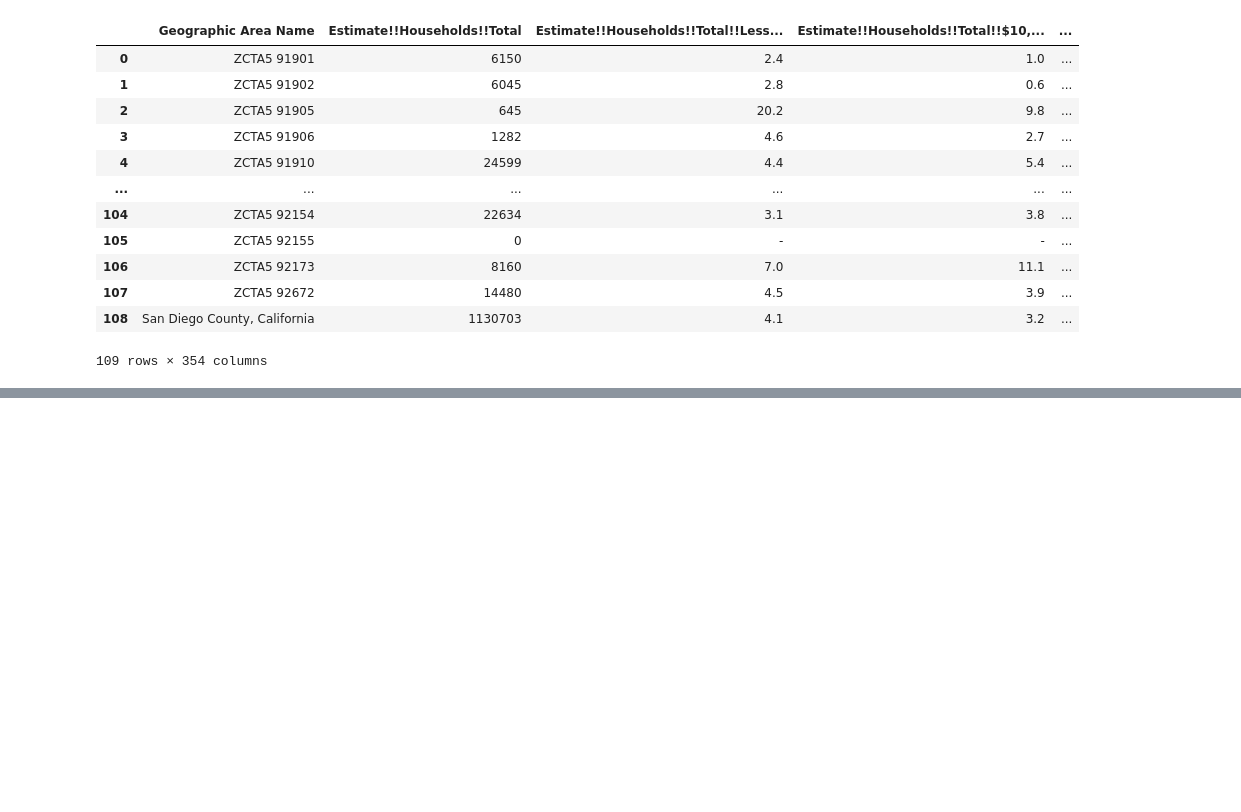
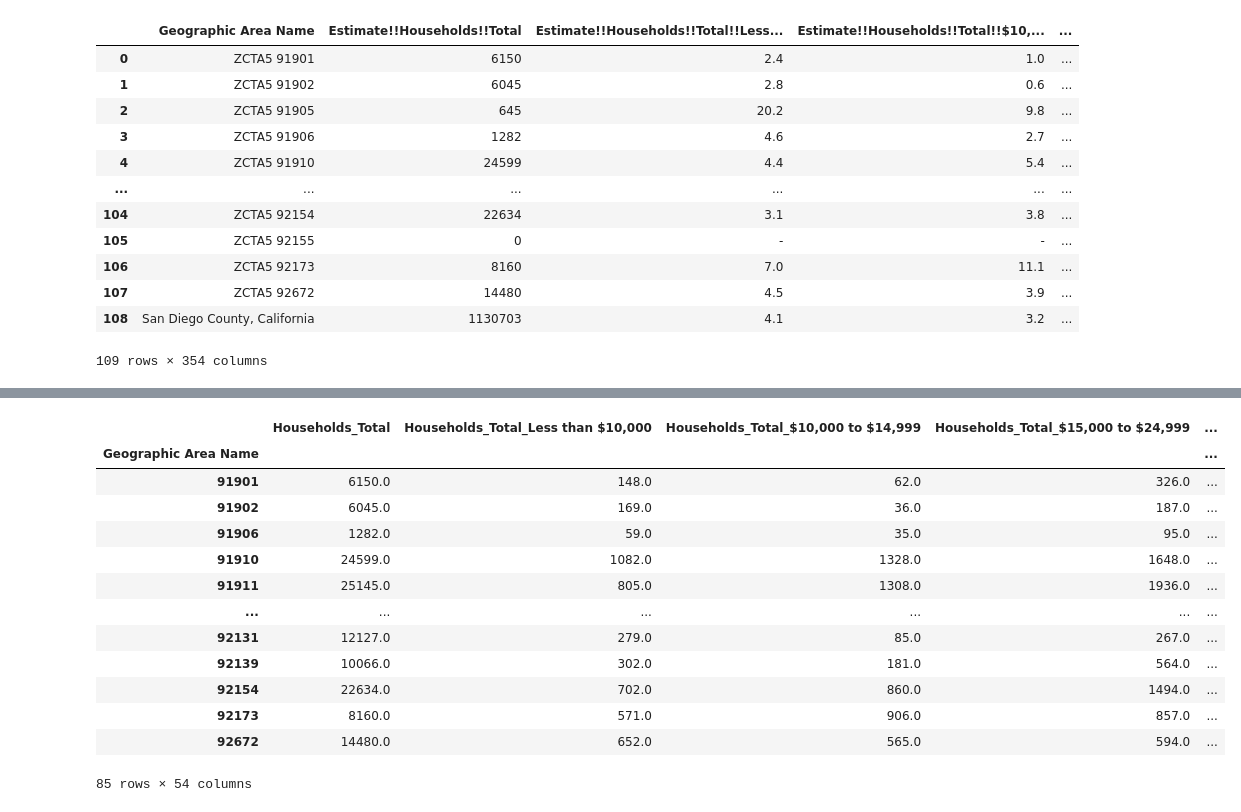
Before and after one commit to tsmtruong/final-project, a Jupyter notebook: Clean_Census_Data.ipynb, the cells around one changed output, grey strips where cells are left out. Cells and saved outputs as stored; diff of their text form; code cells hidden in the pictures; blank space fills up the shorter version.

```diff
--- a/Clean_Census_Data.ipynb
+++ b/Clean_Census_Data.ipynb
@@ -138,5 +140,31 @@ sandiegohousingdf
 # %%
-sandiegohousingdf = sandiegohousingdf.set_index("Geographic Area Name")
+householddf = sandiegohousingdf.filter(regex="Households_Total.").multiply(sandiegohousingdf["Households_Total"],axis=0)/100
+houserounddf = householddf.round(decimals=0)
+familydf = sandiegohousingdf.filter(regex="Families_Total.").multiply(sandiegohousingdf["Families_Total"],axis=0)/100
+familyrounddf = familydf.round(decimals=0)
+marrieddf = sandiegohousingdf.filter(regex="Married-couple families_Total.").multiply(sandiegohousingdf["Married-couple families_Total"],axis=0)/100
+marriedrounddf = marrieddf.round(decimals=0)
+nonfamilydf = sandiegohousingdf.filter(regex="Nonfamily households_Total.").multiply(sandiegohousingdf["Nonfamily households_Total"],axis=0)/100
+nonfamilyrounddf = nonfamilydf.round(decimals=0)
+# %%
+mergedf = houserounddf.join(familyrounddf, on='Geographic Area Name', how='left').join(marriedrounddf, on='Geographic Area Name', how='left').join(nonfamilyrounddf, on='Geographic Area Name', how='left')
+sandiegohousingdf.update(mergedf)
+sandiegohousingdf
+# %% [output]
+|  | Households_Total | Households_Total_Less than $10,000 | Households_Total_$10,000 to $14,999 | Households_Total_$15,000 to $24,999 | ... |
+| Geographic Area Name |  |  |  |  | ... |
+| 91901 | 6150.0 | 148.0 | 62.0 | 326.0 | ... |
+| 91902 | 6045.0 | 169.0 | 36.0 | 187.0 | ... |
+| 91906 | 1282.0 | 59.0 | 35.0 | 95.0 | ... |
+| 91910 | 24599.0 | 1082.0 | 1328.0 | 1648.0 | ... |
+| 91911 | 25145.0 | 805.0 | 1308.0 | 1936.0 | ... |
+| ... | ... | ... | ... | ... | ... |
+| 92131 | 12127.0 | 279.0 | 85.0 | 267.0 | ... |
+| 92139 | 10066.0 | 302.0 | 181.0 | 564.0 | ... |
+| 92154 | 22634.0 | 702.0 | 860.0 | 1494.0 | ... |
+| 92173 | 8160.0 | 571.0 | 906.0 | 857.0 | ... |
+| 92672 | 14480.0 | 652.0 | 565.0 | 594.0 | ... |
+85 rows × 54 columns
 # %%
 from pathlib import Path
 filepath = Path('Resources/Clean/San_Diego_Housing_Data.csv')
```
Also changed, not shown: parts of 1 cell of this notebook, 2 other files.
